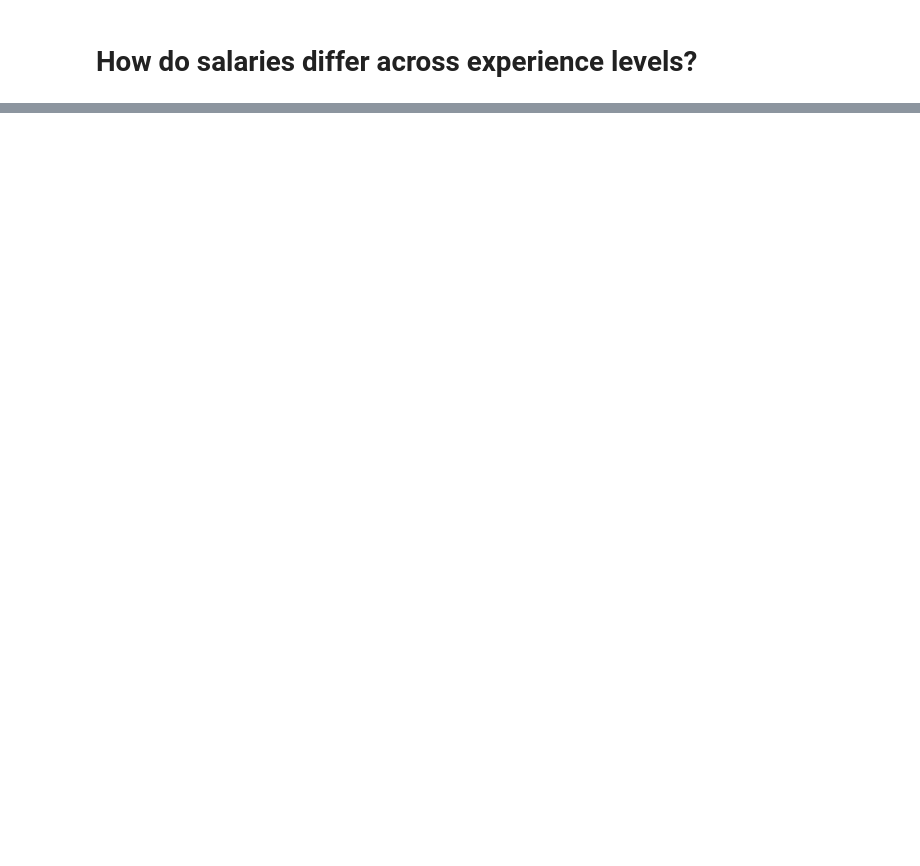
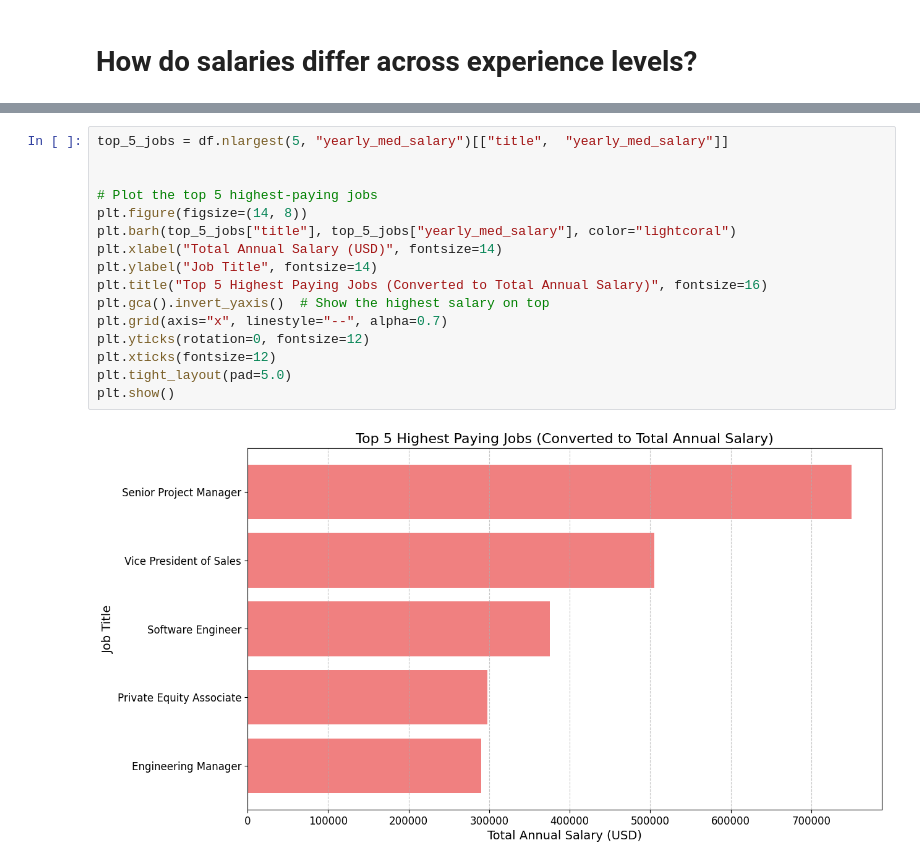
Before and after one commit to GiovanniL30/Data-Analysis, a Jupyter notebook: salaray_analysis.ipynb, the cells around one changed output, grey strips where cells are left out. Drawn from its saved outputs; the diff is of its cells as text; blank space fills up the shorter version.

```diff
--- a/salaray_analysis.ipynb
+++ b/salaray_analysis.ipynb
@@ -71,0 +50,18 @@ plt.show()
+# %%
+top_5_jobs = df.nlargest(5, "yearly_med_salary")[["title",  "yearly_med_salary"]]
+
+
+# Plot the top 5 highest-paying jobs
+plt.figure(figsize=(14, 8))
+plt.barh(top_5_jobs["title"], top_5_jobs["yearly_med_salary"], color="lightcoral")
+plt.xlabel("Total Annual Salary (USD)", fontsize=14)
+plt.ylabel("Job Title", fontsize=14)
+plt.title("Top 5 Highest Paying Jobs (Converted to Total Annual Salary)", fontsize=16)
+plt.gca().invert_yaxis()  # Show the highest salary on top
+plt.grid(axis="x", linestyle="--", alpha=0.7)
+plt.yticks(rotation=0, fontsize=12)
+plt.xticks(fontsize=12)
+plt.tight_layout(pad=5.0)
+plt.show()
+# %% [output]
+[figure, added]
```
Also changed, not shown: parts of 4 cells of this notebook, 4 other files.
